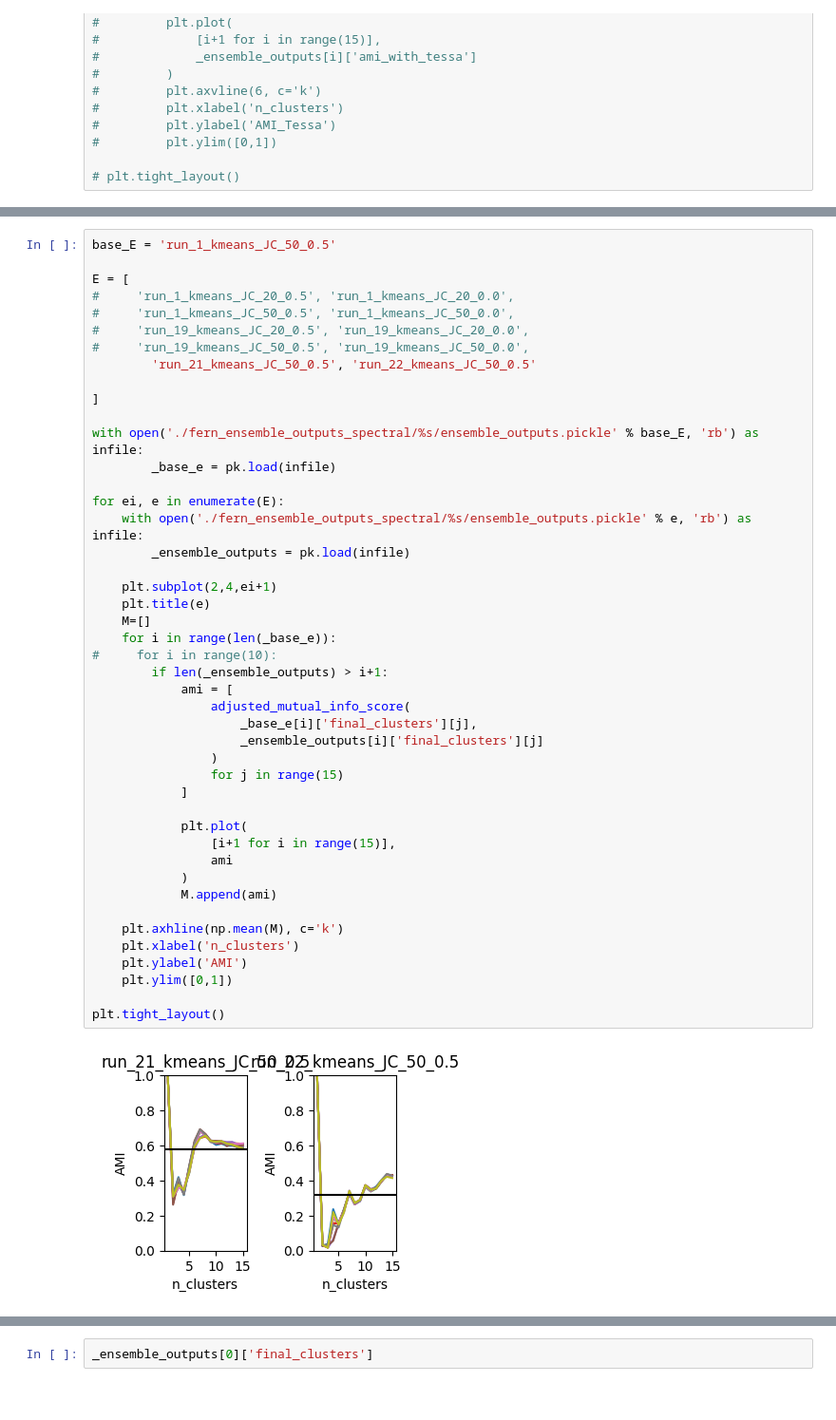
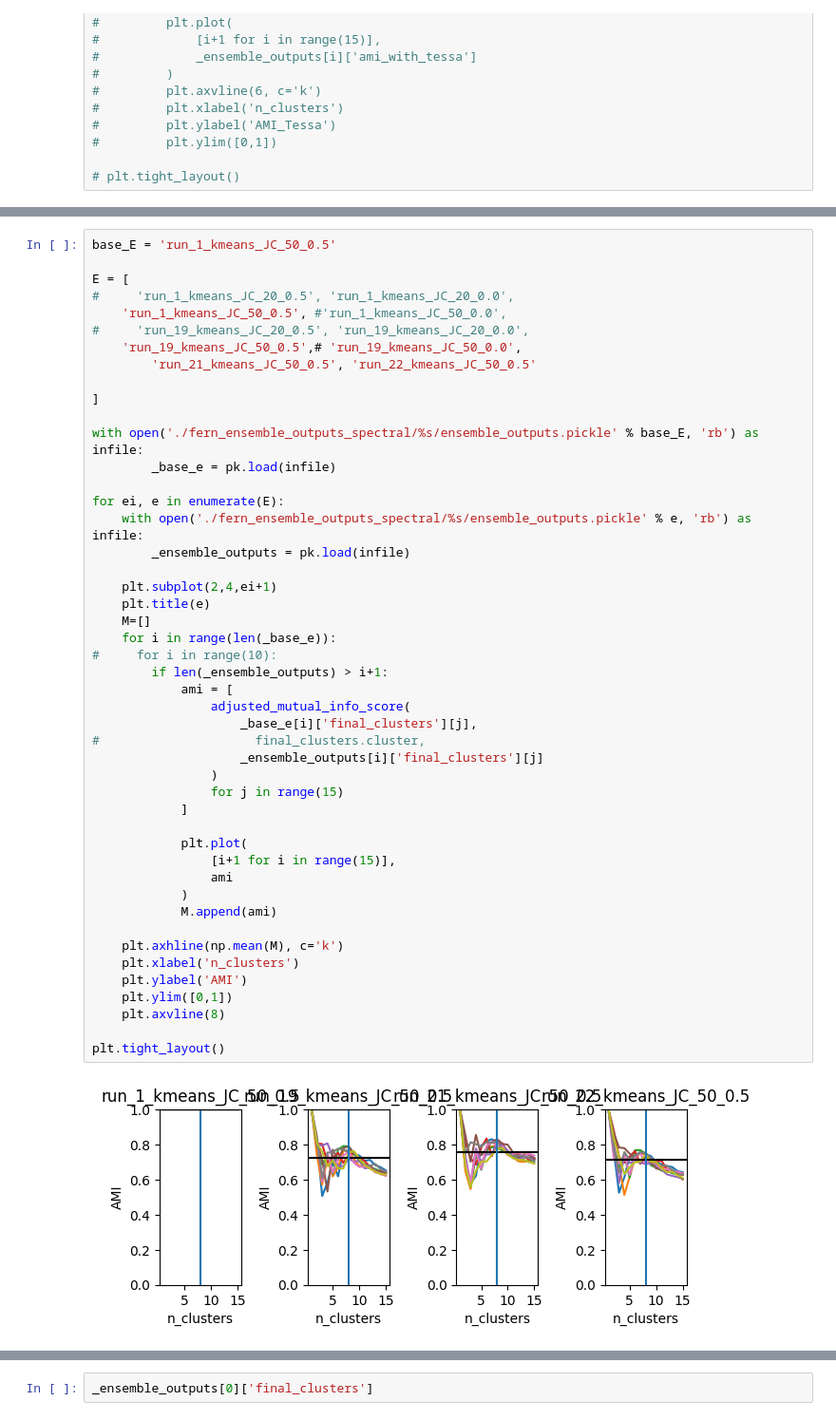
Before and after one commit to leothesouthafrican/PLR, a Jupyter notebook: Chris/fern_ensemble_analysis_2.ipynb, the cells around one changed output, grey strips where cells are left out. Shown at 95% size. Cells and saved outputs as stored; diff of their text form.

```diff
--- a/Chris/fern_ensemble_analysis_2.ipynb
+++ b/Chris/fern_ensemble_analysis_2.ipynb
@@ -667,9 +685,9 @@ base_E = 'run_1_kmeans_JC_50_0.5'
 
 E = [
 #     'run_1_kmeans_JC_20_0.5', 'run_1_kmeans_JC_20_0.0',
-#     'run_1_kmeans_JC_50_0.5', 'run_1_kmeans_JC_50_0.0',
+    'run_1_kmeans_JC_50_0.5', #'run_1_kmeans_JC_50_0.0',
 #     'run_19_kmeans_JC_20_0.5', 'run_19_kmeans_JC_20_0.0',
-#     'run_19_kmeans_JC_50_0.5', 'run_19_kmeans_JC_50_0.0',
+    'run_19_kmeans_JC_50_0.5',# 'run_19_kmeans_JC_50_0.0',
         'run_21_kmeans_JC_50_0.5', 'run_22_kmeans_JC_50_0.5'
 
 ]
@@ -681,31 +699,33 @@ for ei, e in enumerate(E):
     with open('./fern_ensemble_outputs_spectral/%s/ensemble_outputs.pickle' % e, 'rb') as infile:
         _ensemble_outputs = pk.load(infile)
 
     plt.subplot(2,4,ei+1)
     plt.title(e)
     M=[]
     for i in range(len(_base_e)):
 #     for i in range(10):
         if len(_ensemble_outputs) > i+1:
             ami = [
                 adjusted_mutual_info_score(
                     _base_e[i]['final_clusters'][j],
+#                     final_clusters.cluster,
                     _ensemble_outputs[i]['final_clusters'][j]
                 )
                 for j in range(15)
             ]
 
             plt.plot(
                 [i+1 for i in range(15)],
                 ami
             )
             M.append(ami)
 
     plt.axhline(np.mean(M), c='k')
     plt.xlabel('n_clusters')
     plt.ylabel('AMI')
     plt.ylim([0,1])
+    plt.axvline(8)
 
 plt.tight_layout()
 # %% [output]
-[figure, old version]
+[figure, new version]
```
Also changed, not shown: parts of 11 cells of this notebook.
